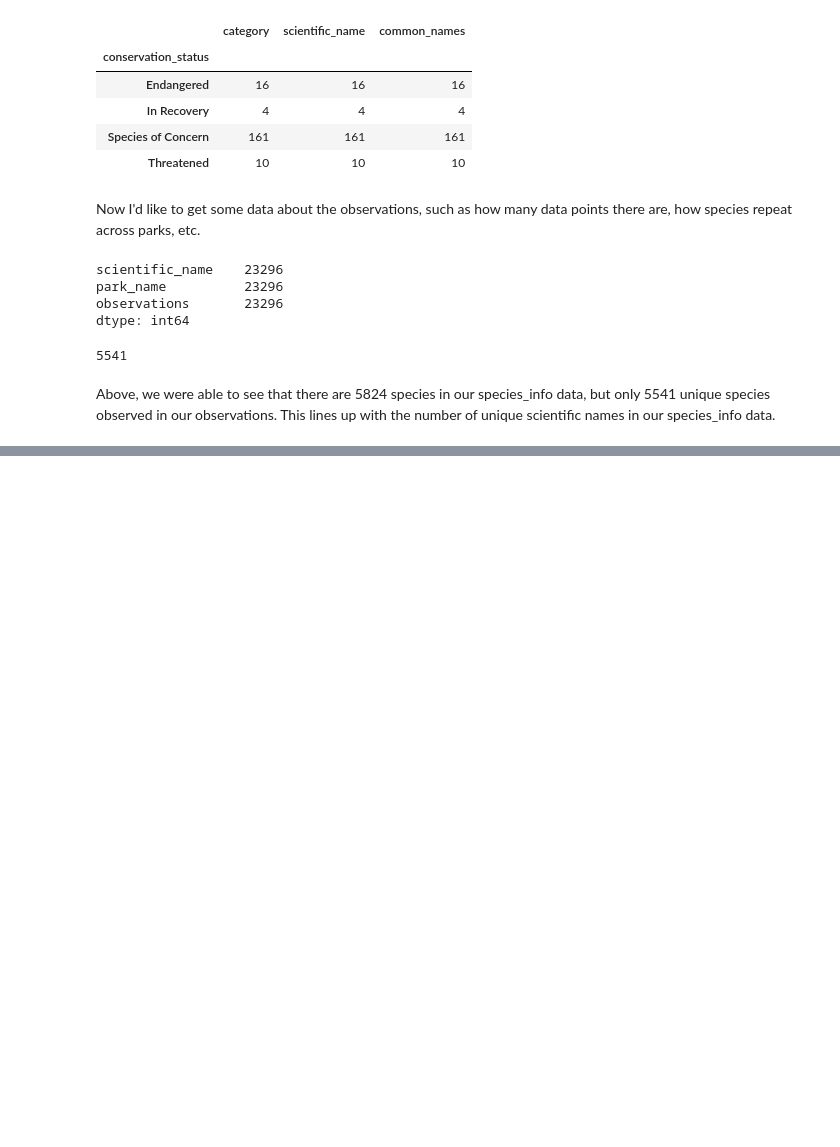
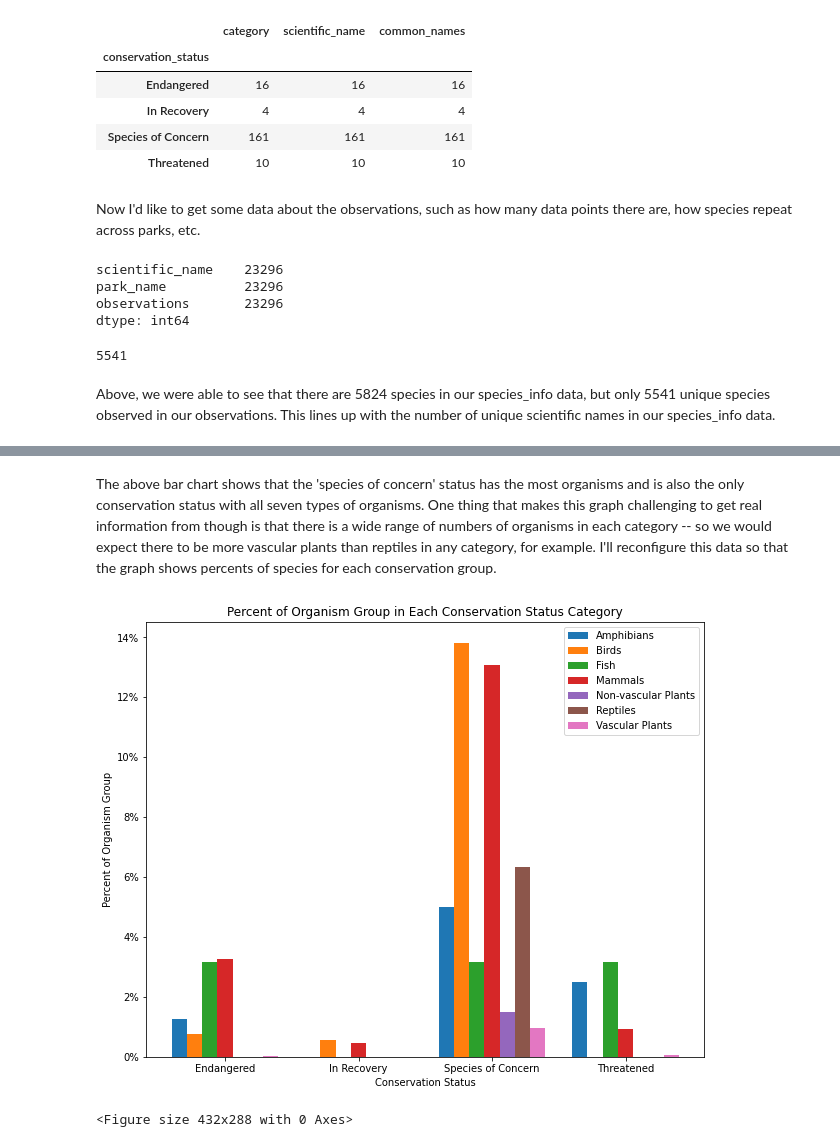
Before and after one commit to biwwlybam/biodiversity-project, a Jupyter notebook: biodiversity.ipynb, the cells around one changed output, grey strips where cells are left out. Cells and saved outputs as stored; diff of their text form; code cells hidden in the pictures; blank space fills up the shorter version.

```diff
--- a/biodiversity.ipynb
+++ b/biodiversity.ipynb
@@ -84,0 +186,47 @@ Above, we were able to see that there are 5824 species in our species_info data,
+# %% [markdown]
+The above bar chart shows that the 'species of concern' status has the most organisms and is also the only conservation status with all seven types of organisms. One thing that makes this graph challenging to get real information from though is that there is a wide range of numbers of organisms in each category -- so we would expect there to be more vascular plants than reptiles in any category, for example. I'll reconfigure this data so that the graph shows percents of species for each conservation group.
+# %%
+# find percentage by dividing category counts by total organisms in that category
+def to_percent(counts, total):
+    return (np.array(counts)/total)*100
+
+amphibian_percent = to_percent(amphibian_y, 80)
+bird_percent = to_percent(bird_y, 521)
+fish_percent = to_percent(fish_y, 127)
+mammal_percent = to_percent(mammal_y, 214)
+nv_plant_percent = to_percent(nv_plant_y, 333)
+reptile_percent = to_percent(reptile_y, 79)
+v_plant_percent = to_percent(v_plant_y, 4470)
+
+# set figure size
+plt.figure(figsize=(10,8))
+
+# set subplots
+ax = plt.subplot()
+
+# create bars
+plt.bar(amphibian_x, amphibian_percent)
+plt.bar(bird_x, bird_percent)
+plt.bar(fish_x, fish_percent)
+plt.bar(mammal_x, mammal_percent)
+plt.bar(nv_plant_x, nv_plant_percent)
+plt.bar(reptile_x, reptile_percent)
+plt.bar(v_plant_x, v_plant_percent)
+
+# find the middle point of each conservation status
+middle_x = [(a+b+c+d+e+f+g)/7.0 for a,b,c,d,e,f,g in zip(amphibian_x, bird_x, fish_x, mammal_x, nv_plant_x, reptile_x, v_plant_x)]
+
+# set tick marks, axes, labels, legend
+ax.set_xticks(middle_x)
+ax.set_xticklabels(cons_statuses)
+plt.legend(['Amphibians', 'Birds', 'Fish', 'Mammals', 'Non-vascular Plants', 'Reptiles', 'Vascular Plants'])
+plt.xlabel('Conservation Status')
+plt.ylabel('Percent of Organism Group')
+ax.yaxis.set_major_formatter(mtick.PercentFormatter(100, 0))
+plt.title('Percent of Organism Group in Each Conservation Status Category')
+
+plt.show()
+plt.clf()
+# %% [output]
+[figure, added]
+<Figure size 432x288 with 0 Axes>
```
Also changed, not shown: parts of 10 cells of this notebook, 1 other file.
